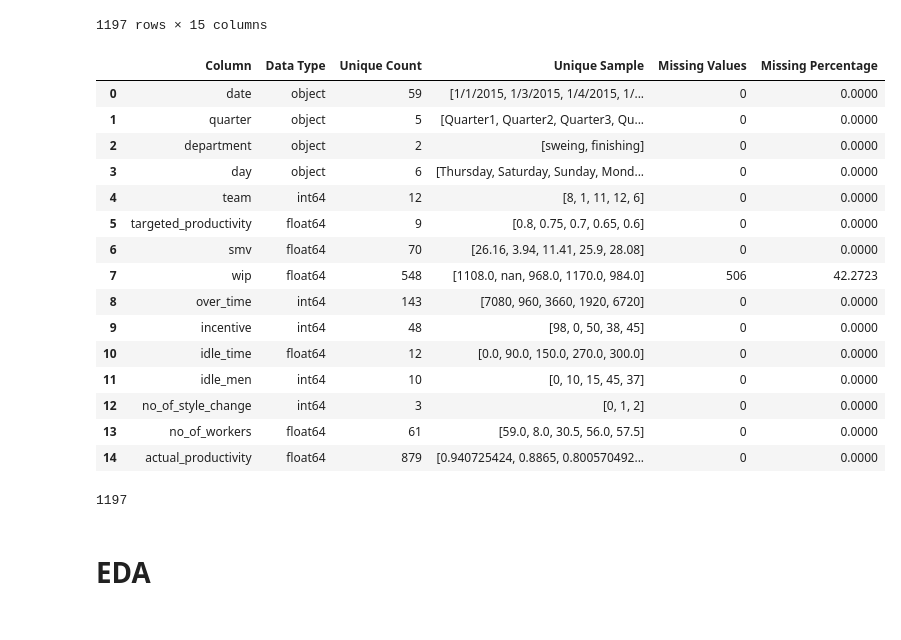
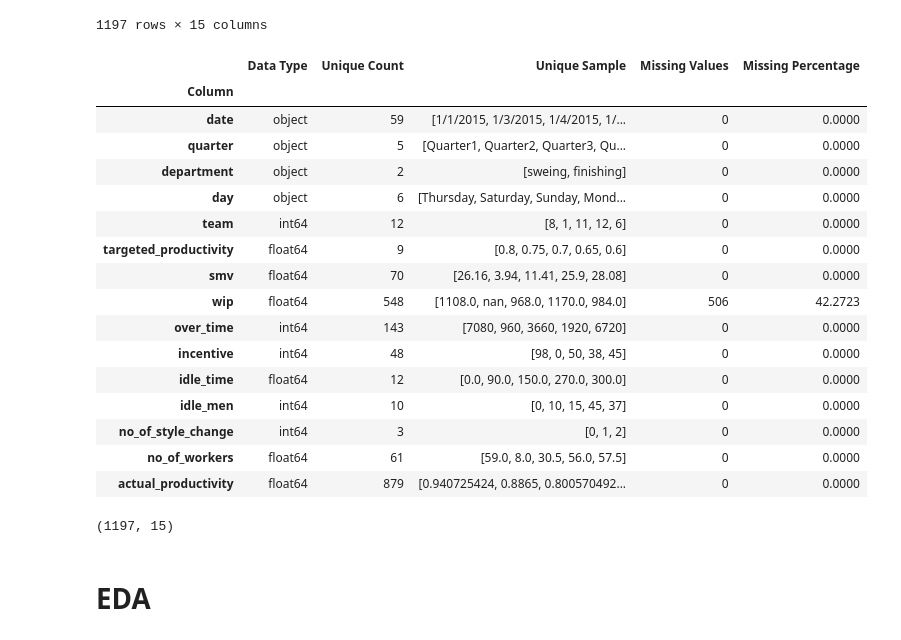
Before and after one commit to ramdhanhdy/DS_Project, a Jupyter notebook: Productivity Prediction/productivity_eda.ipynb, the cells around one changed output. Drawn from its saved outputs; the diff is of its cells as text; code cells hidden in the pictures.

```diff
--- a/Productivity Prediction/productivity_eda.ipynb
+++ b/Productivity Prediction/productivity_eda.ipynb
@@ -46,28 +84,29 @@ def dataframe_info(df):
                              ignore_index=True)
     return report
 # %%
-dataframe_info(productivity_df)
+dataframe_info(productivity_df).set_index('Column')
 # %% [output]
-|  | Column | Data Type | Unique Count | Unique Sample | Missing Values | Missing Percentage |
-| 0 | date | object | 59 | [1/1/2015, 1/3/2015, 1/4/2015, 1/... | 0 | 0.0000 |
-| 1 | quarter | object | 5 | [Quarter1, Quarter2, Quarter3, Qu... | 0 | 0.0000 |
-| 2 | department | object | 2 | [sweing, finishing] | 0 | 0.0000 |
-| 3 | day | object | 6 | [Thursday, Saturday, Sunday, Mond... | 0 | 0.0000 |
-| 4 | team | int64 | 12 | [8, 1, 11, 12, 6] | 0 | 0.0000 |
-| 5 | targeted_productivity | float64 | 9 | [0.8, 0.75, 0.7, 0.65, 0.6] | 0 | 0.0000 |
-| 6 | smv | float64 | 70 | [26.16, 3.94, 11.41, 25.9, 28.08] | 0 | 0.0000 |
-| 7 | wip | float64 | 548 | [1108.0, nan, 968.0, 1170.0, 984.0] | 506 | 42.2723 |
-| 8 | over_time | int64 | 143 | [7080, 960, 3660, 1920, 6720] | 0 | 0.0000 |
-| 9 | incentive | int64 | 48 | [98, 0, 50, 38, 45] | 0 | 0.0000 |
-| 10 | idle_time | float64 | 12 | [0.0, 90.0, 150.0, 270.0, 300.0] | 0 | 0.0000 |
-| 11 | idle_men | int64 | 10 | [0, 10, 15, 45, 37] | 0 | 0.0000 |
-| 12 | no_of_style_change | int64 | 3 | [0, 1, 2] | 0 | 0.0000 |
-| 13 | no_of_workers | float64 | 61 | [59.0, 8.0, 30.5, 56.0, 57.5] | 0 | 0.0000 |
-| 14 | actual_productivity | float64 | 879 | [0.940725424, 0.8865, 0.800570492... | 0 | 0.0000 |
+|  | Data Type | Unique Count | Unique Sample | Missing Values | Missing Percentage |
+| Column |  |  |  |  |  |
+| date | object | 59 | [1/1/2015, 1/3/2015, 1/4/2015, 1/... | 0 | 0.0000 |
+| quarter | object | 5 | [Quarter1, Quarter2, Quarter3, Qu... | 0 | 0.0000 |
+| department | object | 2 | [sweing, finishing] | 0 | 0.0000 |
+| day | object | 6 | [Thursday, Saturday, Sunday, Mond... | 0 | 0.0000 |
+| team | int64 | 12 | [8, 1, 11, 12, 6] | 0 | 0.0000 |
+| targeted_productivity | float64 | 9 | [0.8, 0.75, 0.7, 0.65, 0.6] | 0 | 0.0000 |
+| smv | float64 | 70 | [26.16, 3.94, 11.41, 25.9, 28.08] | 0 | 0.0000 |
+| wip | float64 | 548 | [1108.0, nan, 968.0, 1170.0, 984.0] | 506 | 42.2723 |
+| over_time | int64 | 143 | [7080, 960, 3660, 1920, 6720] | 0 | 0.0000 |
+| incentive | int64 | 48 | [98, 0, 50, 38, 45] | 0 | 0.0000 |
+| idle_time | float64 | 12 | [0.0, 90.0, 150.0, 270.0, 300.0] | 0 | 0.0000 |
+| idle_men | int64 | 10 | [0, 10, 15, 45, 37] | 0 | 0.0000 |
+| no_of_style_change | int64 | 3 | [0, 1, 2] | 0 | 0.0000 |
+| no_of_workers | float64 | 61 | [59.0, 8.0, 30.5, 56.0, 57.5] | 0 | 0.0000 |
+| actual_productivity | float64 | 879 | [0.940725424, 0.8865, 0.800570492... | 0 | 0.0000 |
-# %%
-len(productivity_df)
-# %% [output]
-1197
+# %%
+productivity_df.shape
+# %% [output]
+(1197, 15)
 # %%
 #change date to datetime data type
 productivity_df['date'] = pd.to_datetime(productivity_df['date'])
```
Also changed, not shown: parts of 46 cells of this notebook.
